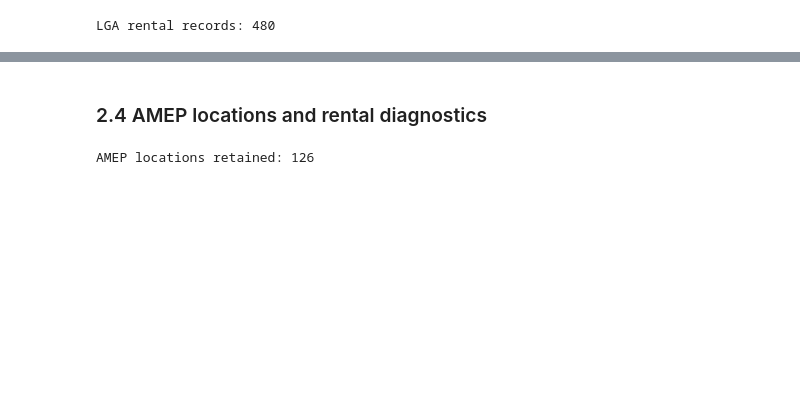
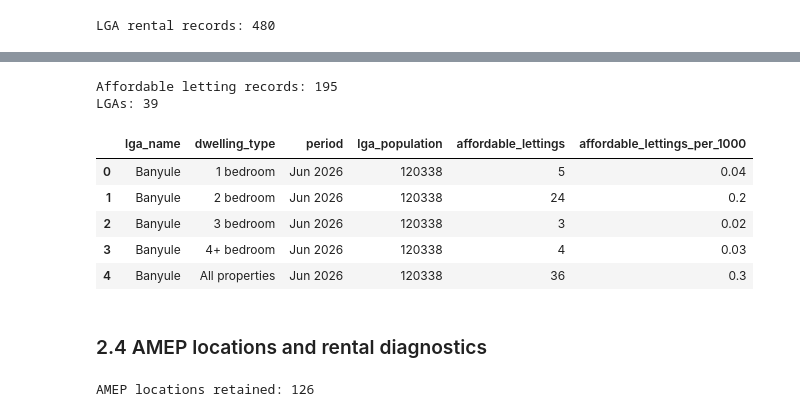
Before and after one commit to team-c-new-roots/new-roots, a Jupyter notebook: pipeline/Scripts/New_Roots_Data_Pipeline.ipynb, the cells around one changed output, grey strips where cells are left out. Cells and saved outputs as stored; diff of their text form; code cells hidden in the pictures; blank space fills up the shorter version.

Commit message:
Updated availability, suburb 2 lga and affordable

```diff
--- a/pipeline/Scripts/New_Roots_Data_Pipeline.ipynb
+++ b/pipeline/Scripts/New_Roots_Data_Pipeline.ipynb
@@ -94,6 +94,12 @@ print("LGA spatial records:", len(ds_lga))
 # %% [output]
 LGA rental sheets: ['1 bedroom flat', '2 bedroom flat', '3 bedroom flat', '2 bedroom house', '3 bedroom house', '4 bedroom house', 'All properties']
 LGA spatial records: 566
+# %%
+# 1c - Affordable rental lettings
+
+file = next(datasets.rglob("Affordable rental dwellings by Local Government Area*.xlsx"))
+
+ds_affordable_lettings = pd.read_excel(file, sheet_name=None, header=None)
 # %%
 # 2 - Criminal incidents by suburb
 
@@ -984,3 +996,57 @@ Rental availability records: 3432
+# %%
+# 1c - Affordable rental lettings by LGA
+
+affordable_tables = []
+
+for dwelling_type, sheet in ds_affordable_lettings.items():
+
+    # Find the June 2026 affordable lettings column
+    affordable_cols = [col for col in sheet.columns if str(sheet.loc[1, col]).strip() == PERIOD and str(sheet.loc[2, col]).strip().lower() == "affordable"]
+
+    assert len(affordable_cols) == 1, f"Expected one {PERIOD} affordable count for {dwelling_type}"
+
+    # Keep LGA name and affordable lettings
+    affordable = sheet.loc[3:, [0, affordable_cols[0]]].copy()
+    affordable.columns = ["lga_name", "affordable_lettings"]
+
+    affordable["lga_name"] = affordable["lga_name"].astype("string").str.strip().replace(NAME_OVERRIDES)
+    affordable = affordable[affordable["lga_name"].isin(lga_population["lga_name"])].copy()
+
+    affordable["affordable_lettings"] = pd.to_numeric(affordable["affordable_lettings"], errors="coerce").astype("Int64")
+
+    affordable["dwelling_type"] = dwelling_type
+    affordable["period"] = PERIOD
+
+    affordable_tables.append(affordable)
+
+# Combine all dwelling types into one table
+affordable_lettings = pd.concat(affordable_tables, ignore_index=True)
+
+# Attach LGA populations
+affordable_lettings = affordable_lettings.merge(lga_population, on="lga_name", how="left", validate="many_to_one")
+
+# Calculate affordable lettings per 1,000 residents
+affordable_lettings["affordable_lettings_per_1000"] = affordable_lettings["affordable_lettings"] / affordable_lettings["lga_population"].where(affordable_lettings["lga_population"] > 0) * 1000
+
+affordable_lettings["affordable_lettings_per_1000"] = affordable_lettings["affordable_lettings_per_1000"].round(2)
+
+# Final Silver table
+affordable_lettings = affordable_lettings[["lga_name", "dwelling_type", "period", "lga_population", "affordable_lettings", "affordable_lettings_per_1000"]].sort_values(["lga_name", "dwelling_type"]).reset_index(drop=True)
+
+assert not affordable_lettings.duplicated(["lga_name", "dwelling_type"]).any(), "Duplicate affordable letting records"
+
+print("Affordable letting records:", len(affordable_lettings))
+print("LGAs:", affordable_lettings["lga_name"].nunique())
+display(affordable_lettings.head())
+# %% [output]
+Affordable letting records: 195
+LGAs: 39
+|  | lga_name | dwelling_type | period | lga_population | affordable_lettings | affordable_lettings_per_1000 |
+| 0 | Banyule | 1 bedroom | Jun 2026 | 120338 | 5 | 0.04 |
+| 1 | Banyule | 2 bedroom | Jun 2026 | 120338 | 24 | 0.2 |
+| 2 | Banyule | 3 bedroom | Jun 2026 | 120338 | 3 | 0.02 |
+| 3 | Banyule | 4+ bedroom | Jun 2026 | 120338 | 4 | 0.03 |
+| 4 | Banyule | All properties | Jun 2026 | 120338 | 36 | 0.3 |
 # %% [markdown]
 ### 2.4 AMEP locations and rental diagnostics
 # %%
```
Also changed, not shown: parts of 14 cells of this notebook.
